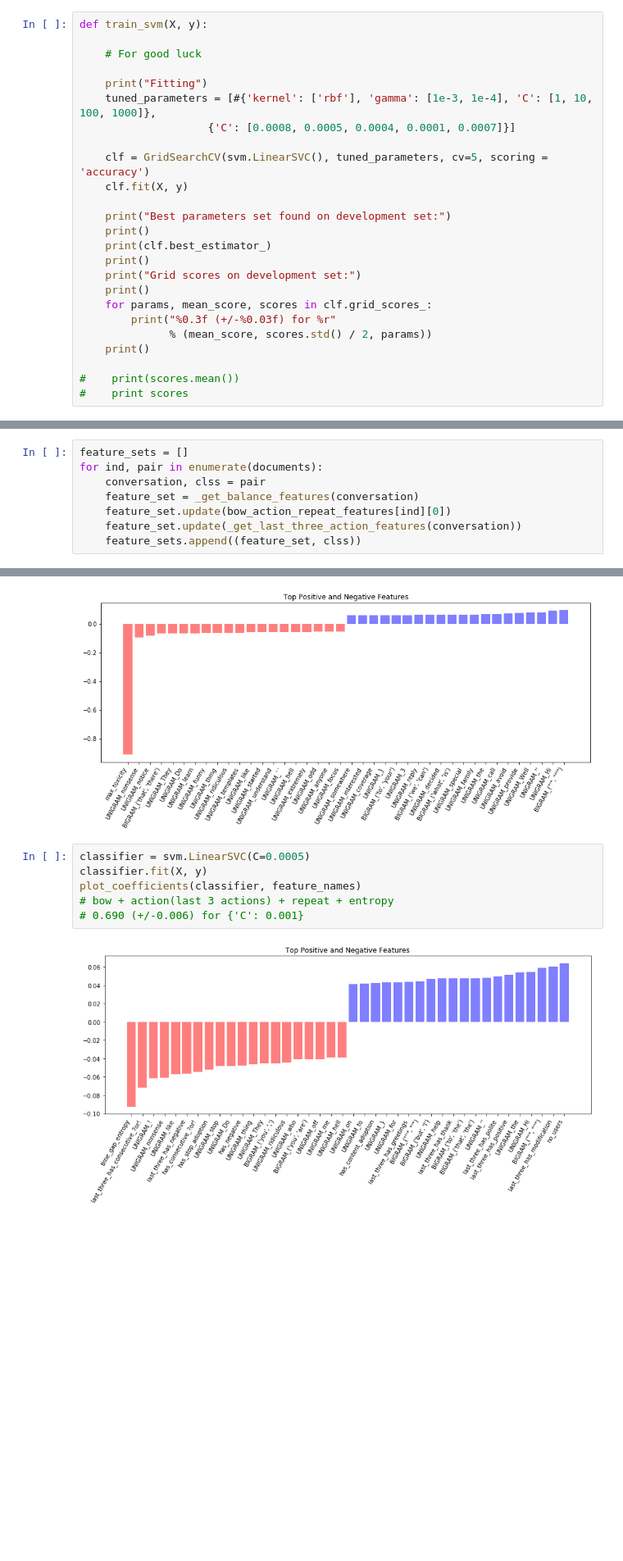
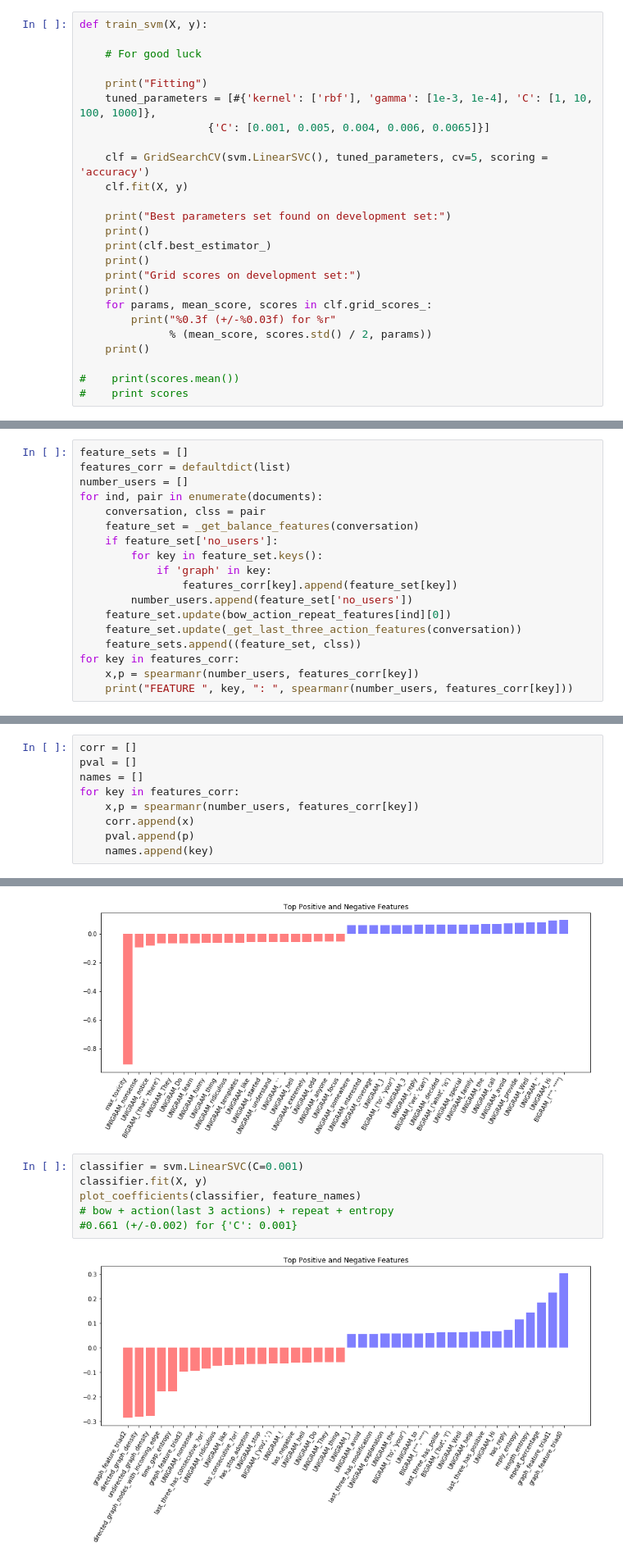
Before and after one commit to conversationai/wikidetox, a Jupyter notebook: conversation_classification/Baseline Testing-attacker_in_conv.ipynb, the cells around one changed output, grey strips where cells are left out. Shown: that part at 82% size. Drawn from its saved outputs; the diff is of its cells as text; blank space fills up the shorter version.

Commit message:
+ spearman corr

```diff
--- a/conversation_classification/Baseline Testing-attacker_in_conv.ipynb
+++ b/conversation_classification/Baseline Testing-attacker_in_conv.ipynb
@@ -504,7 +508,7 @@ def train_svm(X, y):
 
     print("Fitting")
     tuned_parameters = [#{'kernel': ['rbf'], 'gamma': [1e-3, 1e-4], 'C': [1, 10, 100, 1000]},
-                    {'C': [0.0008, 0.0005, 0.0004, 0.0001, 0.0007]}]
+                    {'C': [0.001, 0.005, 0.004, 0.006, 0.0065]}]
 
     clf = GridSearchCV(svm.LinearSVC(), tuned_parameters, cv=5, scoring = 'accuracy')
     clf.fit(X, y)
@@ -590,9 +594,19 @@ for ind, pair in enumerate(documents):
 bow_action_repeat_features = feature_sets
 # %%
 feature_sets = []
+features_corr = defaultdict(list)
+number_users = []
 for ind, pair in enumerate(documents):
     conversation, clss = pair
     feature_set = _get_balance_features(conversation)
+    if feature_set['no_users']:
+        for key in feature_set.keys():
+            if 'graph' in key:
+                features_corr[key].append(feature_set[key])
+        number_users.append(feature_set['no_users'])
     feature_set.update(bow_action_repeat_features[ind][0])
     feature_set.update(_get_last_three_action_features(conversation))
     feature_sets.append((feature_set, clss))
+for key in features_corr:
+    x,p = spearmanr(number_users, features_corr[key])
+    print("FEATURE ", key, ": ", spearmanr(number_users, features_corr[key]))
@@ -598,0 +622,9 @@ for ind, pair in enumerate(documents):
+# %%
+corr = []
+pval = []
+names = []
+for key in features_corr:
+    x,p = spearmanr(number_users, features_corr[key])
+    corr.append(x)
+    pval.append(p)
+    names.append(key)
@@ -653,10 +704,10 @@ plot_coefficients(classifier, feature_names)
 # %% [output]
 [figure]
 # %%
-classifier = svm.LinearSVC(C=0.0005)
+classifier = svm.LinearSVC(C=0.001)
 classifier.fit(X, y)
 plot_coefficients(classifier, feature_names)
 # bow + action(last 3 actions) + repeat + entropy
-# 0.690 (+/-0.006) for {'C': 0.001}
+#0.661 (+/-0.002) for {'C': 0.001}
 # %% [output]
-[figure, old version]
+[figure, new version]
```
Also changed, not shown: parts of 6 cells of this notebook, 1 other file.
